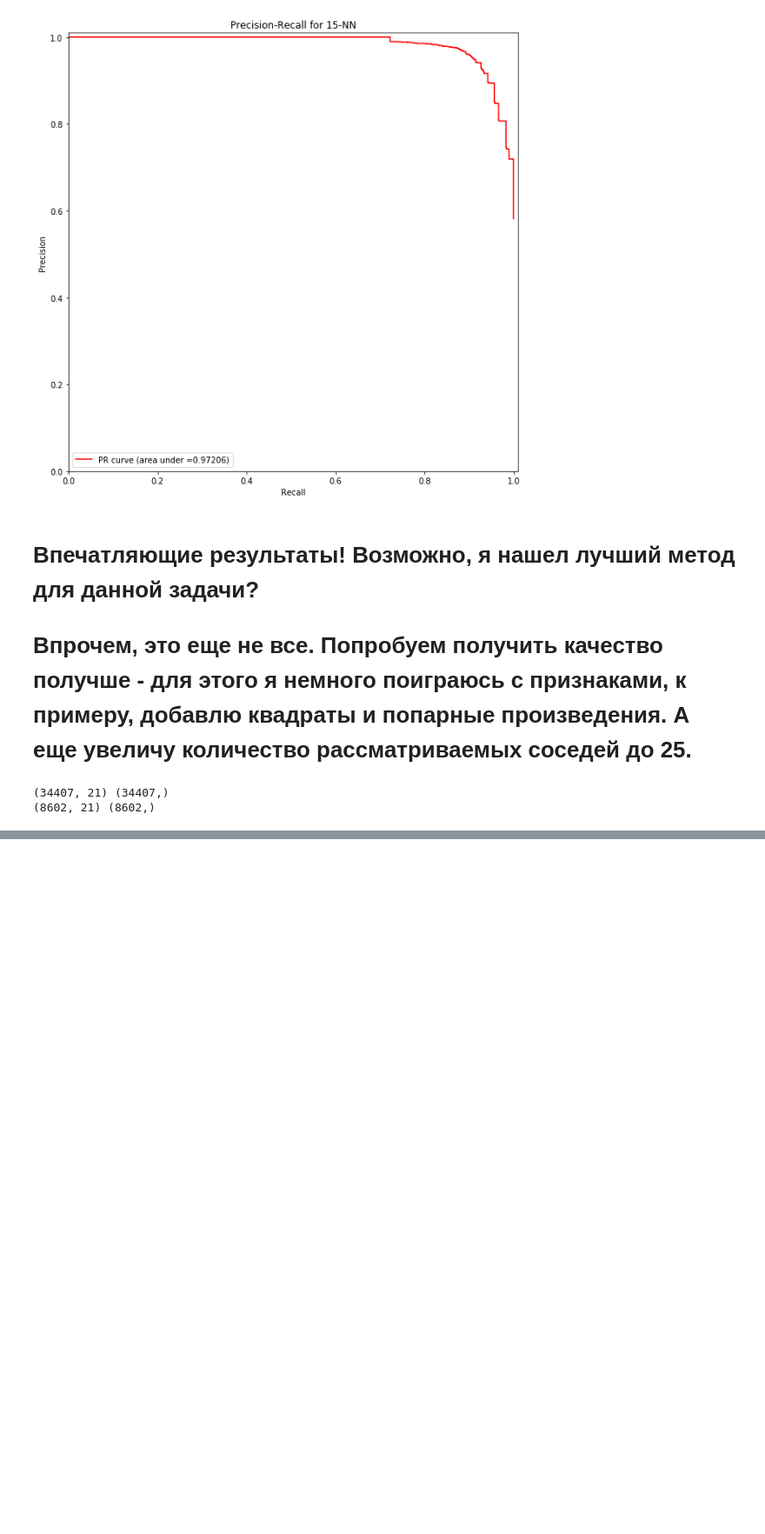
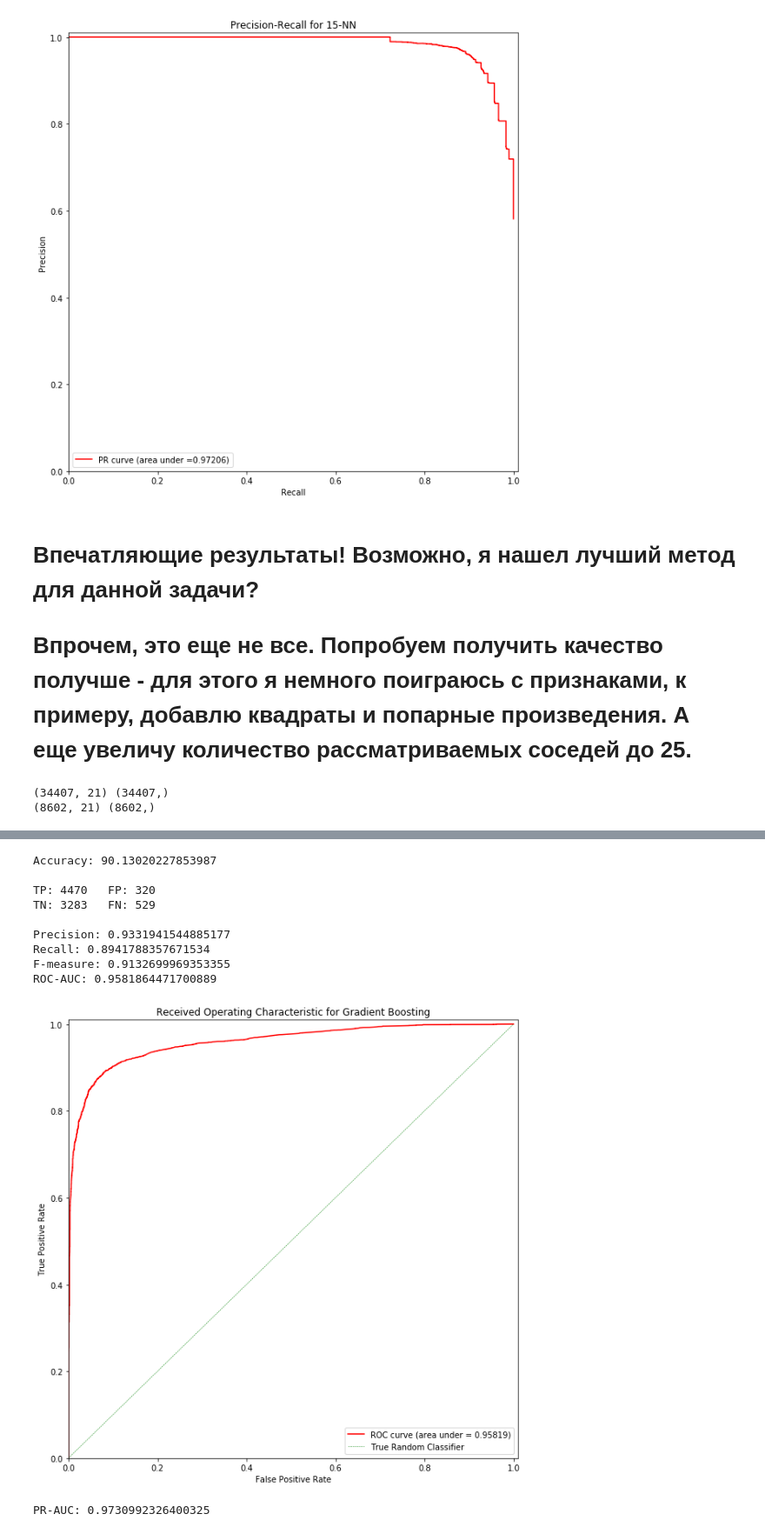
Before and after one commit to igor4149/abbyy_test_task, a Jupyter notebook: test.ipynb, the cells around one changed output, grey strips where cells are left out. Shown at 87% size. Saved outputs shown, nothing was run; the diff lists cells and outputs as text; code cells hidden in the pictures; blank space fills up the shorter version.

```diff
--- a/test.ipynb
+++ b/test.ipynb
@@ -308,0 +314,23 @@ PR-AUC: 0.9752711074548692
+# %%
+from sklearn.ensemble import GradientBoostingClassifier
+
+model = GradientBoostingClassifier(loss='exponential', n_estimators=1000)
+model.fit(X_train, Y_train)
+prediction = model.predict(X_test)
+prob_prediction = model.predict_proba(X_test)[:,1]
+# %%
+evaluate(prediction, Y_test)
+ROC(Y_test, prob_prediction, "Gradient Boosting")
+PR(Y_test, prob_prediction, "Gradient Boosting")
+# %% [output]
+Accuracy: 90.13020227853987
+
+TP: 4470   FP: 320
+TN: 3283   FN: 529
+
+Precision: 0.9331941544885177
+Recall: 0.8941788357671534
+F-measure: 0.9132699969353355
+ROC-AUC: 0.9581864471700889
+[figure, added]
+PR-AUC: 0.9730992326400325
```
Also changed, not shown: parts of 16 cells of this notebook.
